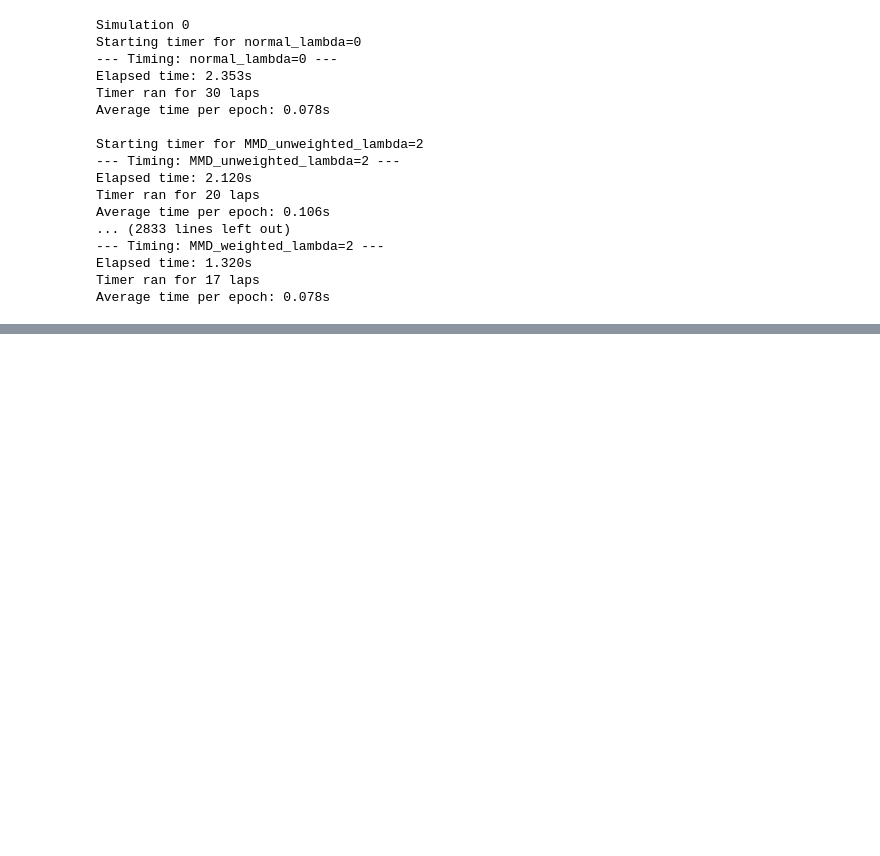
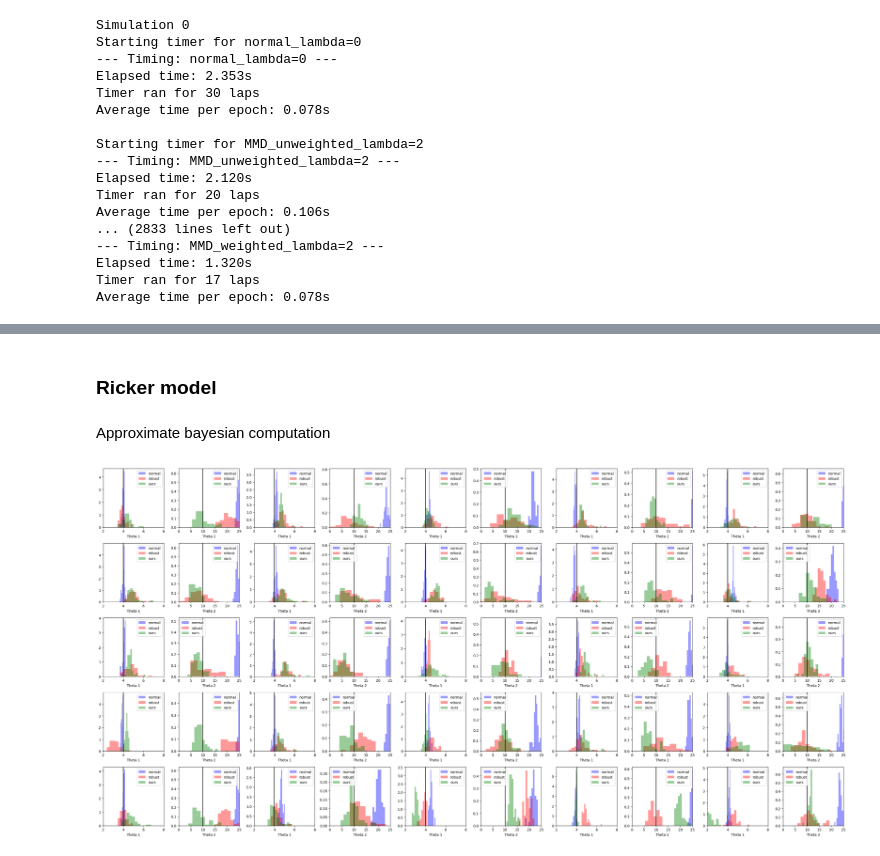
Before and after one commit to ymnglli/efficient-robust-sbi, a Jupyter notebook: notebooks/project.ipynb, the cells around one changed output, grey strips where cells are left out. Cells and saved outputs as stored; diff of their text form; code cells hidden in the pictures; blank space fills up the shorter version.

Commit message:
Add plotting, add pipeline for NPE

```diff
--- a/notebooks/project.ipynb
+++ b/notebooks/project.ipynb
@@ -405,17 +408,17 @@ for ss in sample_sizes:
             root_name = os.path.join(output_root, exp_name)
 
             posterior_normal = get_abc_posterior(x=x, theta=theta, beta=0, obs_cont=contaminated_observations,
-                                                m=M, N=N, u=None,
+                                                m=M_ricker, N=N, u=None,
                                                 mmd_metric=None, sample_size=ss, root=root_name,
                                                 verbose=False)
 
             posterior_robust = get_abc_posterior(x=x, theta=theta, beta=optimal_beta, obs_cont=contaminated_observations,
-                                                m=M, N=N, u=None,
+                                                m=M_ricker, N=N, u=None,
                                                 mmd_metric=metrics.MMD_unweighted, sample_size=ss, root=root_name,
                                                 verbose=False)
 
             posterior_efficient = get_abc_posterior(x=x_qmc, theta=theta_qmc, beta=optimal_beta, obs_cont=contaminated_observations,
-                                                    m=M, N=N, u=None,
+                                                    m=M_ricker, N=N, u=None,
                                                     mmd_metric=metrics.MMD_weighted, sample_size=ss, root=root_name,
                                                     verbose=False)
 
@@ -510,0 +570,2 @@ python .\exp_ricker.py --distance="mmd-efficient" --beta=2.0 --degree=0.2 --pre-
+# %% [markdown]
+### Ricker model
@@ -510,0 +580,57 @@ python .\exp_ricker.py --distance="mmd-efficient" --beta=2.0 --degree=0.2 --pre-
+# %% [markdown]
+Approximate bayesian computation
+# %%
+# parameters
+
+target_degree = 0.2
+target_beta = 2
+
+abc_misspec = [0, 0.1, 0.2]
+n_realizations_ricker = 128
+n_simulations_ricker = 1024
+
+sample_sizes = [512, 256, 128, 64, 32]
+
+n_sizes = len(sample_sizes)
+# %%
+import seaborn as sns
+
+cell_size = 3
+
+plt.figure(figsize=(cell_size * 2 * n_sim_ricker, cell_size * n_sizes))
+
+n_subplots = 2 * n_sizes * n_sim_ricker
+
+for k, ss in enumerate(sample_sizes):
+    for i in range(n_sim_ricker):
+
+        posterior_normal = np.load(f"../objects/ABC/ricker_consolidated/degree={target_degree}/lambda={target_beta}/sample_size={ss}/{i}/posterior_normal.npy")
+        posterior_robust = np.load(f"../objects/ABC/ricker_consolidated/degree={target_degree}/lambda={target_beta}/sample_size={ss}/{i}/posterior_robust.npy")
+        posterior_robust_efficient = np.load(f"../objects/ABC/ricker_consolidated/degree={target_degree}/lambda={target_beta}/sample_size={ss}/{i}/posterior_efficient.npy")
+
+        plot_index = 2 * k * n_sim_ricker + 2 * i + 1
+
+        theta_gt = [4, 10]
+
+        plt.subplot(n_sizes, 2 * n_sim_ricker, plot_index)
+        plt.axvline(x=theta_gt[0],ls="-",c="black")
+        sns.distplot(posterior_normal[:, 0], color='blue', kde=False, norm_hist=True, label="normal")
+        sns.distplot(posterior_robust[:, 0], color='red', kde=False, norm_hist=True, label="robust")
+        sns.distplot(posterior_robust_efficient[:, 0], color='green', kde=False, norm_hist=True, label="ours")
+        plt.legend()
+        plt.xlim(2, 8)
+        plt.xlabel("Theta 1")
+
+        plt.subplot(n_sizes, 2 * n_sim_ricker, plot_index + 1)
+        plt.axvline(x=theta_gt[1],ls="-",c="black")
+        sns.distplot(posterior_normal[:, 1], color='blue', kde=False, norm_hist=True, label="normal")
+        sns.distplot(posterior_robust[:, 1], color='red', kde=False, norm_hist=True, label="robust")
+        sns.distplot(posterior_robust_efficient[:, 1], color='green', kde=False, norm_hist=True, label="ours")
+        plt.legend()
+        plt.xlim(0, 25)
+        plt.xlabel("Theta 2")
+
+plt.tight_layout()
+plt.show()
+# %% [output]
+[figure, added]
```
Also changed, not shown: parts of 13 cells of this notebook, 1 other file.
